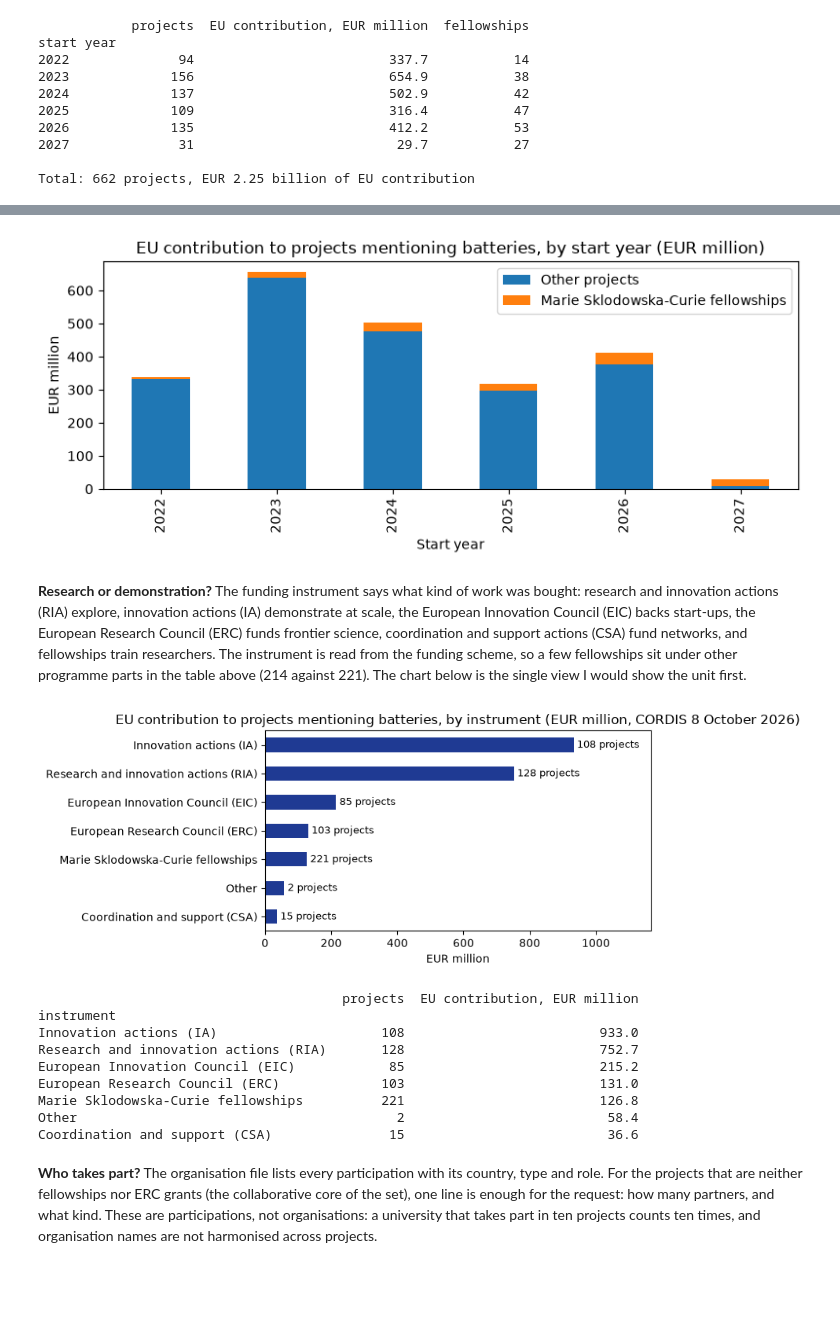
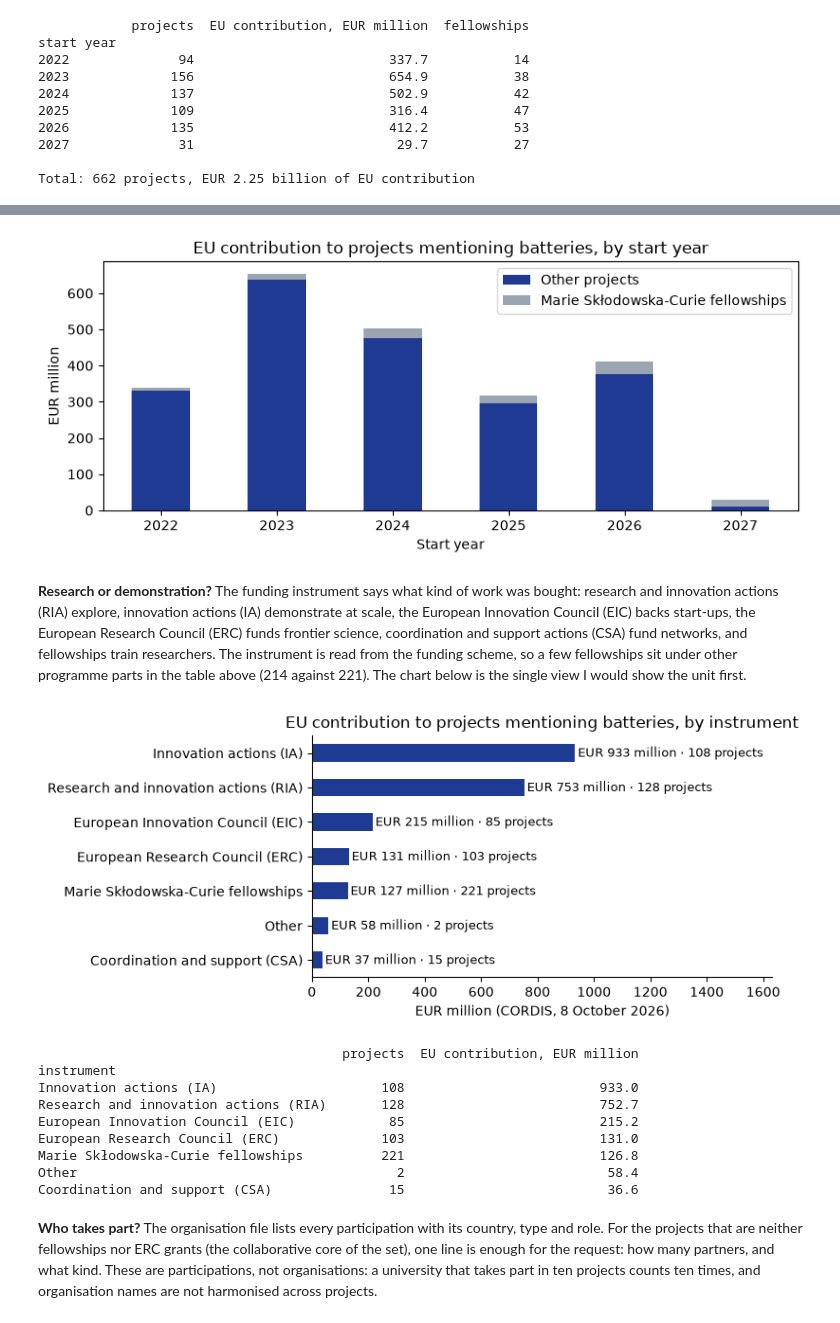
Before and after one commit to ggustin93/horizon-europe-portfolio-batteries, a Jupyter notebook: horizon_batteries.ipynb, the cells around one changed output, grey strips where cells are left out. Cells and saved outputs as stored; diff of their text form; code cells hidden in the pictures; blank space fills up the shorter version.

Commit message:
Fix programme-part labels, redraw charts, tighten wording

```diff
--- a/horizon_batteries.ipynb
+++ b/horizon_batteries.ipynb
@@ -38,7 +40,13 @@ sys.path.insert(0, "src")
 
 import cordis
 
-LABELS = {"eu_contribution_meur": "EU contribution, EUR million", "start_year": "start year", "part": "programme part", "activityType": "type of organisation", "share_published": "share with a publication"}
+LABELS = {
+    "eu_contribution_meur": "EU contribution, EUR million",
+    "start_year": "start year",
+    "part": "programme part",
+    "activityType": "type of organisation",
+    "share_published": "share with a publication",
+}
 
 def show(table):
     """Print a table with plain column and index names."""
@@ -262,15 +294,15 @@ import matplotlib.pyplot as plt
 
 split = scope.groupby(["start_year", "is_msca"])["ecMaxContribution"].sum().unstack(fill_value=0) / 1e6
 split.index = split.index.astype(int)
-split.columns = ["Other projects", "Marie Sklodowska-Curie fellowships"]
-ax = split.plot.bar(stacked=True, figsize=(8, 3.5))
-ax.set_title("EU contribution to projects mentioning batteries, by start year (EUR million)")
+split.columns = ["Other projects", "Marie Skłodowska-Curie fellowships"]
+ax = split.plot.bar(stacked=True, figsize=(8, 3.5), color=["#1F3A93", "#9AA5B1"], rot=0)
+ax.set_title("EU contribution to projects mentioning batteries, by start year")
 ax.set_xlabel("Start year")
 ax.set_ylabel("EUR million")
 plt.tight_layout()
 plt.show()
 # %% [output]
-[figure, old version]
+[figure, new version]
 # %% [markdown]
 **Research or demonstration?** The funding instrument says what kind of work was bought: research and innovation actions (RIA) explore, innovation actions (IA) demonstrate at scale, the European Innovation Council (EIC) backs start-ups, the European Research Council (ERC) funds frontier science, coordination and support actions (CSA) fund networks, and fellowships train researchers. The instrument is read from the funding scheme, so a few fellowships sit under other programme parts in the table above (214 against 221). The chart below is the single view I would show the unit first.
 # %%
@@ -278,46 +310,48 @@ import matplotlib.pyplot as plt
 
 INSTRUMENT = {
     "HORIZON-IA": "Innovation actions (IA)",
     "HORIZON-RIA": "Research and innovation actions (RIA)",
     "HORIZON-JU-IA": "Innovation actions (IA)",
     "HORIZON-JU-RIA": "Research and innovation actions (RIA)",
     "HORIZON-CSA": "Coordination and support (CSA)",
     "HORIZON-JU-CSA": "Coordination and support (CSA)",
 }
 def instrument(scheme):
     if "MSCA" in scheme:
-        return "Marie Sklodowska-Curie fellowships"
+        return "Marie Skłodowska-Curie fellowships"
     if scheme.startswith("HORIZON-ERC"):
         return "European Research Council (ERC)"
     if scheme.startswith("HORIZON-EIC"):
         return "European Innovation Council (EIC)"
     return INSTRUMENT.get(scheme, "Other")
 
 scope["instrument"] = scope["fundingScheme"].fillna("").map(instrument)
 by_instrument = (
     scope.groupby("instrument")
     .agg(projects=("id", "size"), eu_contribution_meur=("ecMaxContribution", lambda s: s.sum() / 1e6))
     .sort_values("eu_contribution_meur")
 )
 ax = by_instrument["eu_contribution_meur"].plot.barh(figsize=(8, 3.5), color="#1F3A93")
 for y, (n, m) in enumerate(zip(by_instrument["projects"], by_instrument["eu_contribution_meur"])):
-    ax.text(m + 10, y, f"{n} projects", va="center", fontsize=9)
-ax.set_title("EU contribution to projects mentioning batteries, by instrument (EUR million, CORDIS 8 October 2026)")
-ax.set_xlabel("EUR million")
+    ax.text(m + 10, y, f"EUR {m:,.0f} million · {n} projects", va="center", fontsize=9)
+ax.set_title("EU contribution to projects mentioning batteries, by instrument")
+ax.set_xlabel("EUR million (CORDIS, 8 October 2026)")
 ax.set_ylabel("")
-ax.set_xlim(0, by_instrument["eu_contribution_meur"].max() * 1.25)
+ax.set_xlim(0, by_instrument["eu_contribution_meur"].max() * 1.75)
+for side in ("top", "right"):
+    ax.spines[side].set_visible(False)
 plt.tight_layout()
 plt.show()
 show(by_instrument.round(1).sort_values("eu_contribution_meur", ascending=False))
 # %% [output]
-[figure, old version]
+[figure, new version]
                                        projects  EU contribution, EUR million
 instrument
 Innovation actions (IA)                     108                         933.0
 Research and innovation actions (RIA)       128                         752.7
 European Innovation Council (EIC)            85                         215.2
 European Research Council (ERC)             103                         131.0
-Marie Sklodowska-Curie fellowships          221                         126.8
+Marie Skłodowska-Curie fellowships          221                         126.8
 Other                                         2                          58.4
 Coordination and support (CSA)               15                          36.6
 # %% [markdown]
```
Also changed, not shown: parts of 29 cells of this notebook, 1 other file.
